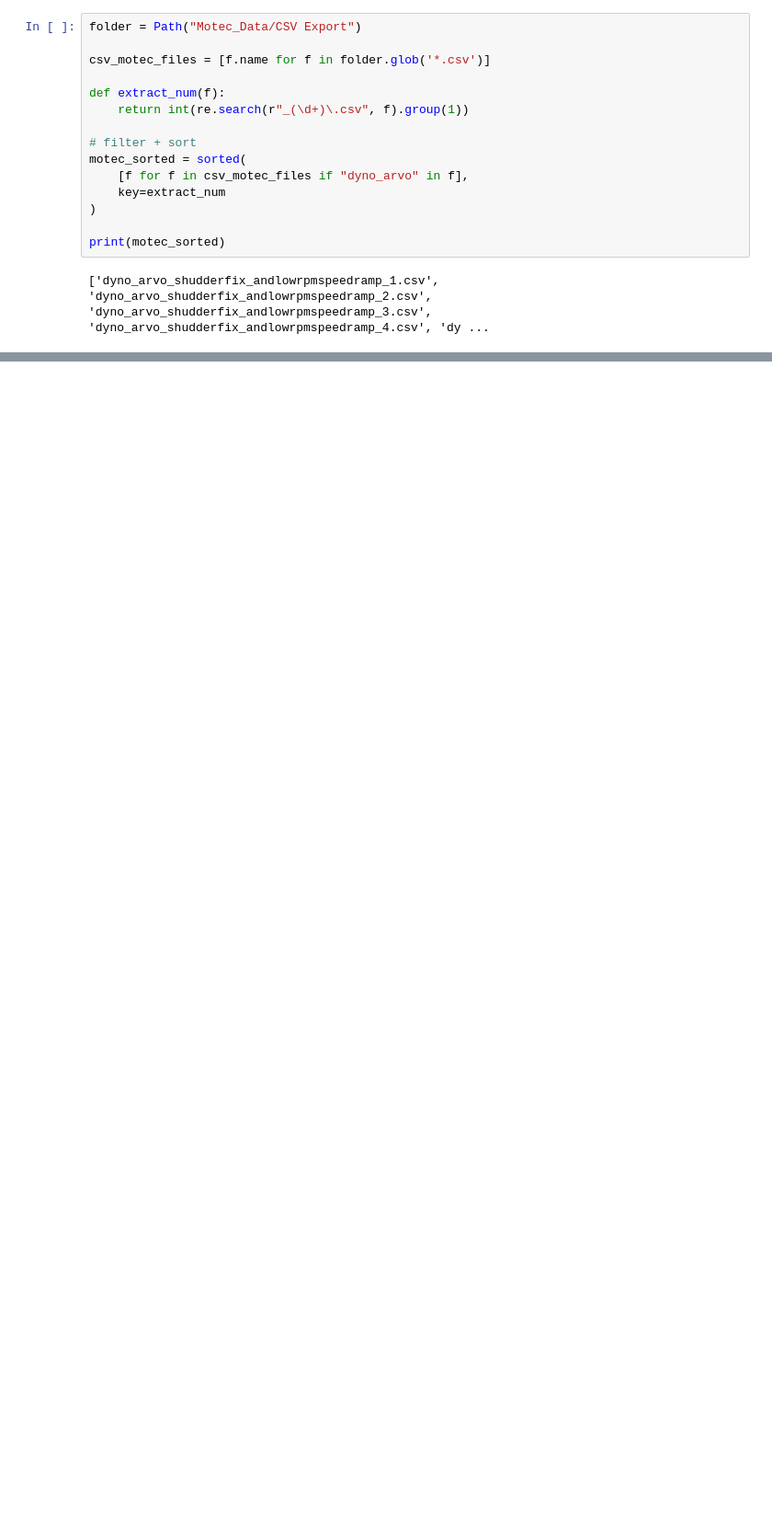
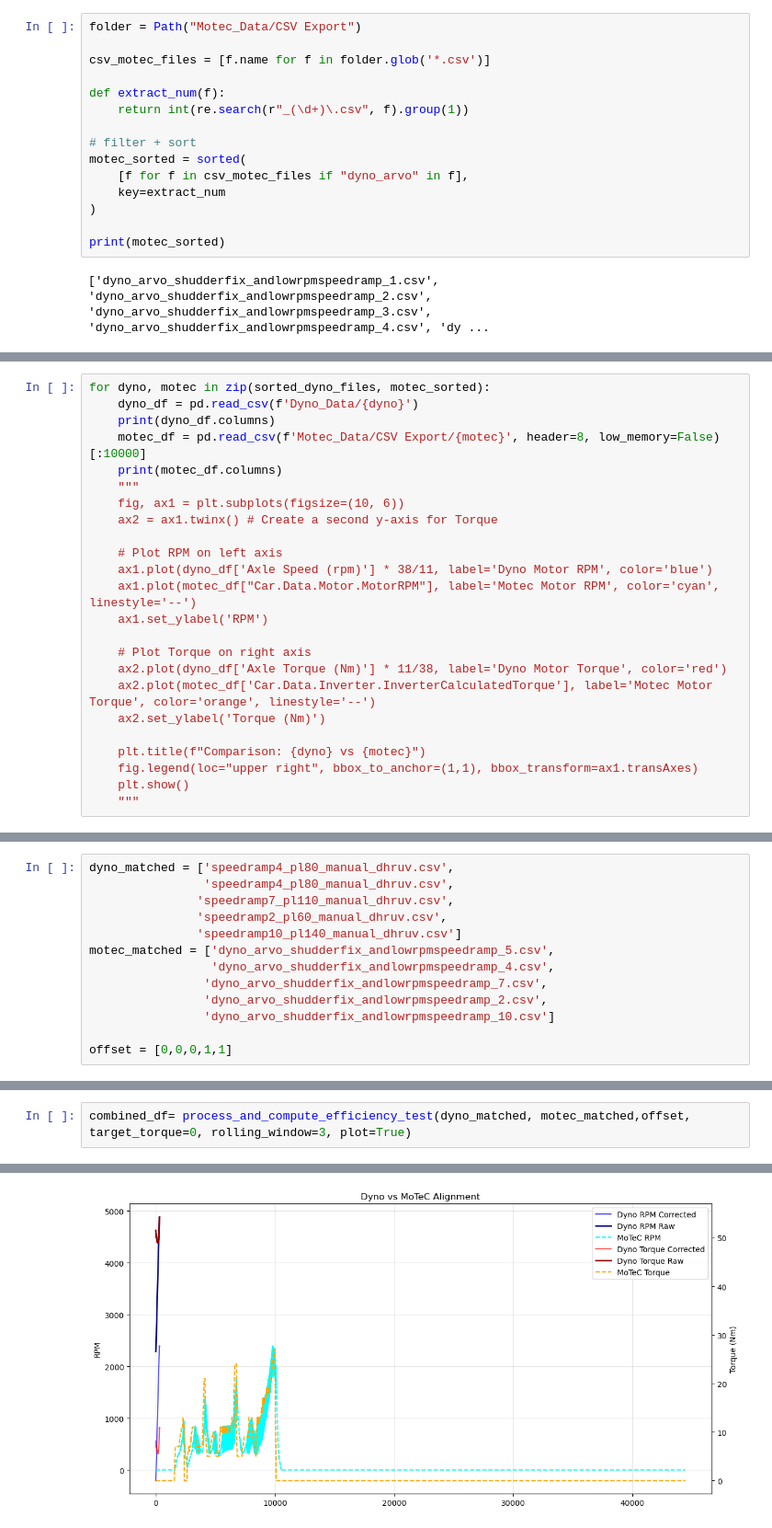
Before and after one commit to Melbourne-University-Motorsports/MUR-Data, a Jupyter notebook: dyno_stuff/20 March/20 March Efficiency.ipynb, the cells around one changed output, grey strips where cells are left out. Shown at 92% size. Cells and saved outputs as stored; diff of their text form; blank space fills up the shorter version.

Commit message:
started analysing efficiency difference

```diff
--- a/dyno_stuff/20 March/20 March Efficiency.ipynb
+++ b/dyno_stuff/20 March/20 March Efficiency.ipynb
@@ -305,0 +392,24 @@ plot_interactive_efficiency(combined_df)
+# %%
+for dyno, motec in zip(sorted_dyno_files, motec_sorted):
+    dyno_df = pd.read_csv(f'Dyno_Data/{dyno}')
+    print(dyno_df.columns)
+    motec_df = pd.read_csv(f'Motec_Data/CSV Export/{motec}', header=8, low_memory=False)[:10000]
+    print(motec_df.columns)
+    """
+    fig, ax1 = plt.subplots(figsize=(10, 6))
+    ax2 = ax1.twinx() # Create a second y-axis for Torque
+
+    # Plot RPM on left axis
+    ax1.plot(dyno_df['Axle Speed (rpm)'] * 38/11, label='Dyno Motor RPM', color='blue')
+    ax1.plot(motec_df["Car.Data.Motor.MotorRPM"], label='Motec Motor RPM', color='cyan', linestyle='--')
+    ax1.set_ylabel('RPM')
+
+    # Plot Torque on right axis
+    ax2.plot(dyno_df['Axle Torque (Nm)'] * 11/38, label='Dyno Motor Torque', color='red')
+    ax2.plot(motec_df['Car.Data.Inverter.InverterCalculatedTorque'], label='Motec Motor Torque', color='orange', linestyle='--')
+    ax2.set_ylabel('Torque (Nm)')
+
+    plt.title(f"Comparison: {dyno} vs {motec}")
+    fig.legend(loc="upper right", bbox_to_anchor=(1,1), bbox_transform=ax1.transAxes)
+    plt.show()
+    """
@@ -305,0 +835,13 @@ plot_interactive_efficiency(combined_df)
+# %%
+dyno_matched = ['speedramp4_pl80_manual_dhruv.csv',
+                'speedramp4_pl80_manual_dhruv.csv',
+               'speedramp7_pl110_manual_dhruv.csv',
+               'speedramp2_pl60_manual_dhruv.csv',
+               'speedramp10_pl140_manual_dhruv.csv']
+motec_matched = ['dyno_arvo_shudderfix_andlowrpmspeedramp_5.csv',
+                 'dyno_arvo_shudderfix_andlowrpmspeedramp_4.csv',
+                'dyno_arvo_shudderfix_andlowrpmspeedramp_7.csv',
+                'dyno_arvo_shudderfix_andlowrpmspeedramp_2.csv',
+                'dyno_arvo_shudderfix_andlowrpmspeedramp_10.csv']
+
+offset = [0,0,0,1,1]
@@ -305,0 +858,3 @@ plot_interactive_efficiency(combined_df)
+# %%
+combined_df= process_and_compute_efficiency_test(dyno_matched, motec_matched,offset, target_torque=0, rolling_window=3, plot=True)
+# %% [output]
@@ -305,0 +878 @@ plot_interactive_efficiency(combined_df)
+[figure, added]
```
Also changed, not shown: parts of 15 cells of this notebook, 10 other files.
